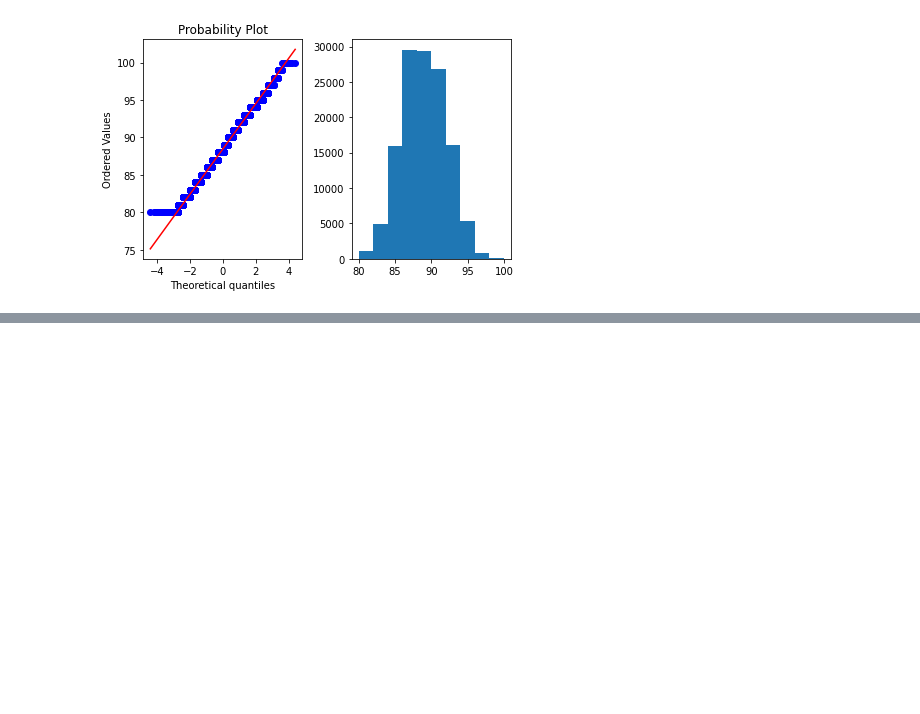
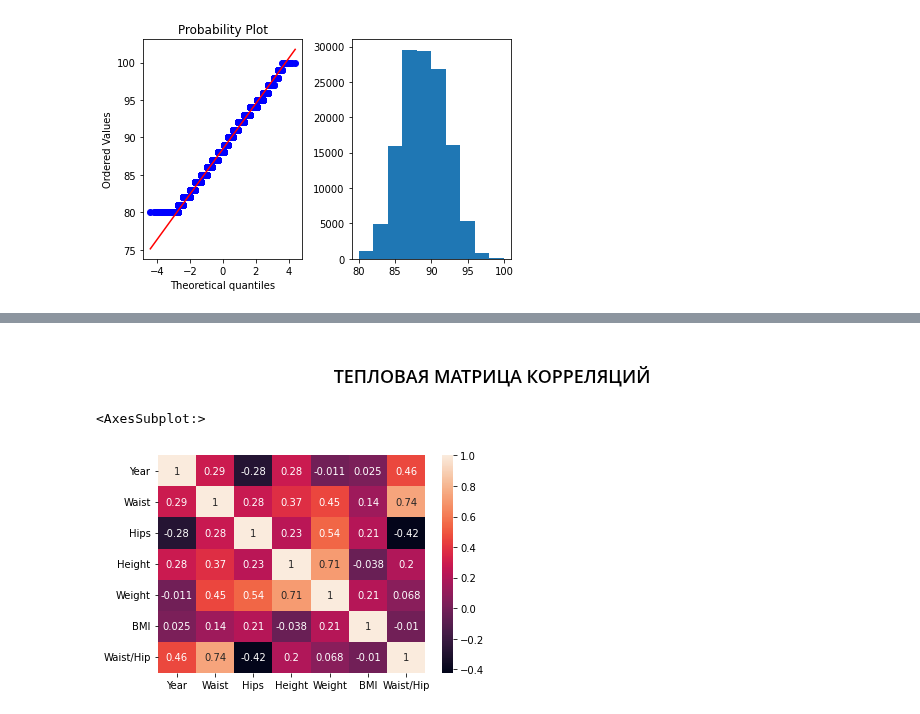
Before and after one commit to d3enjan/sf_data_science, a Jupyter notebook: skillfactory/EDA-2. Математическая статистика в контексте EDA/3. Корреляция.ipynb, the cells around one changed output, grey strips where cells are left out. Saved outputs shown, nothing was run; the diff lists cells and outputs as text; code cells hidden in the pictures; blank space fills up the shorter version.

Commit message:
model

```diff
--- a/skillfactory/EDA-2. Математическая статистика в контексте EDA/3. Корреляция.ipynb
+++ b/skillfactory/EDA-2. Математическая статистика в контексте EDA/3. Корреляция.ipynb
@@ -58,0 +119,2 @@ plt.show() # просмотр графика
+# %%
+data_m = pd.read_csv('model.csv')
@@ -58,0 +134,2 @@ plt.show() # просмотр графика
+# %% [markdown]
+### <center> ТЕПЛОВАЯ МАТРИЦА КОРРЕЛЯЦИЙ
@@ -58,0 +138,5 @@ plt.show() # просмотр графика
+# %%
+sns.heatmap(data_m.corr(), annot = True) # Чтобы было удобнее её интерпретировать, передадим параметр annot = True, чтобы отобразить коэффициент корреляции на пересечении признаков.
+# %% [output]
+<AxesSubplot:>
+[figure, added]
```
Also changed, not shown: parts of 37 cells of this notebook, 1 other file.
